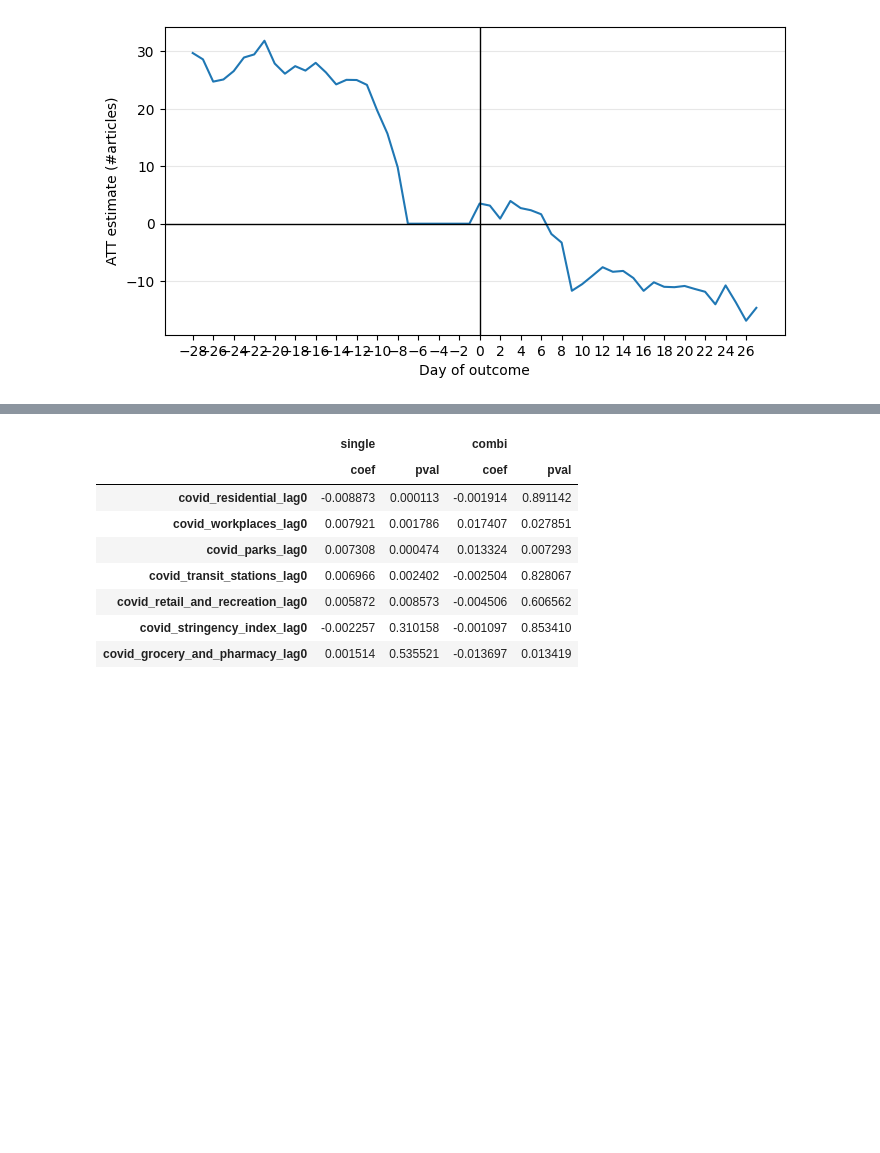
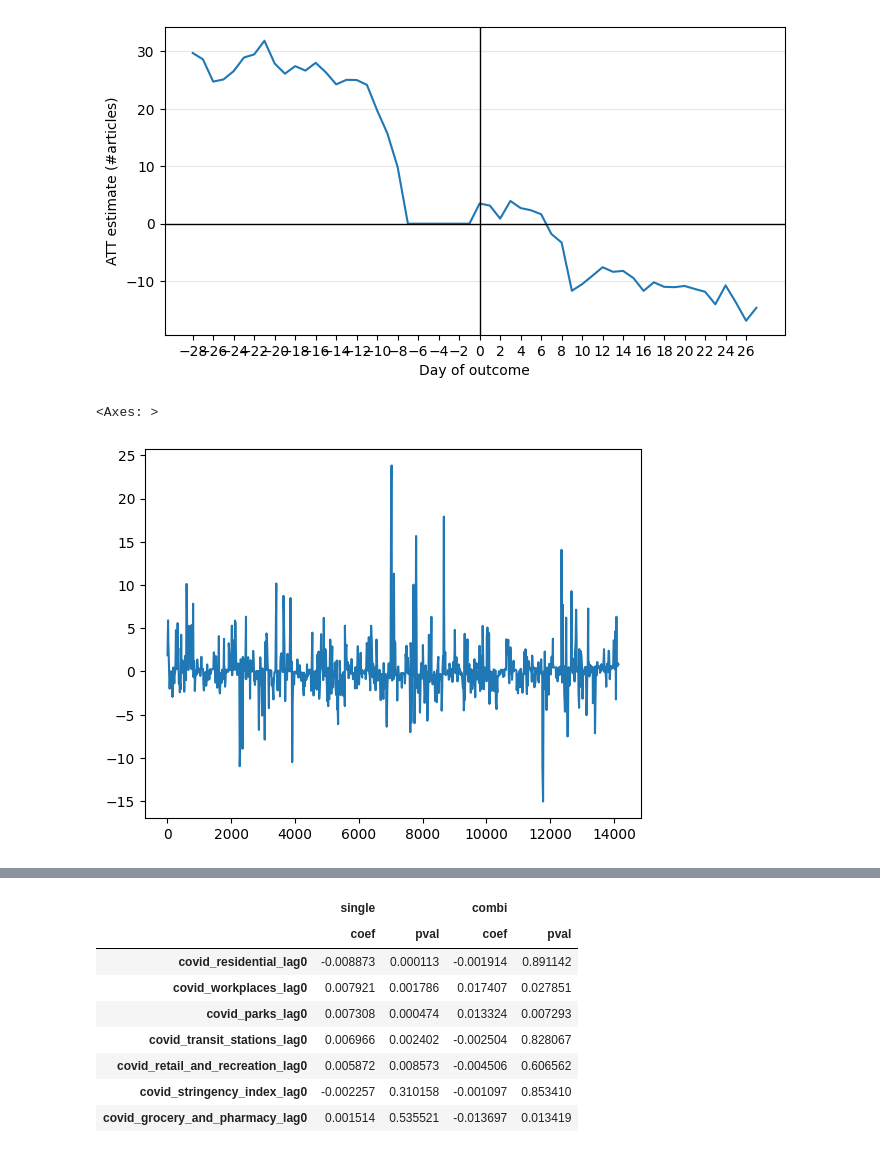
Before and after one commit to davidpomerenke/protest-impact, a Jupyter notebook: notebooks/instrumental_variable.ipynb, the cells around one changed output, grey strips where cells are left out. Cells and saved outputs as stored; diff of their text form; code cells hidden in the pictures; blank space fills up the shorter version.

```diff
--- a/notebooks/instrumental_variable.ipynb
+++ b/notebooks/instrumental_variable.ipynb
@@ -128,3 +130,23 @@ plot_impact_ts(results, "occ_protest", "media_combined_protest", ci=False)
 # %% [output]
 <Axes: xlabel='Day of outcome', ylabel='ATT estimate (#articles)'>
 [figure]
+# %%
+from src.models.time_series import get_lagged_df
+
+df = get_lagged_df(
+    "media_combined_protest",
+    instruments="weather_season_resid",
+    lags=range(-7, 1),
+    step=1,
+    cumulative=True,
+    ignore_group=True,
+    ignore_medium=True,
+    region_dummies=True,
+)
+list(df.columns)
+df.query("region_Berlin_lag0 == 1")["weather_prcp_lag0"].plot()
+# from statsmodels.tsa.seasonal import seasonal_decompose
+# seasonal_decompose(df["weather_tavg_lag0"], model="additive", period=14*365, extrapolate_trend="freq").plot()
+# %% [output]
+<Axes: >
+[figure, added]
```
Also changed, not shown: parts of 4 cells of this notebook, 1 other file.
